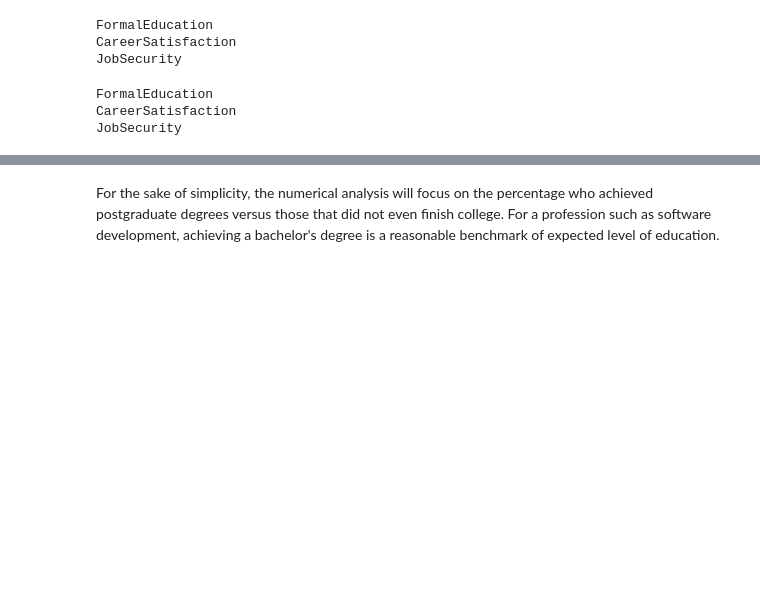
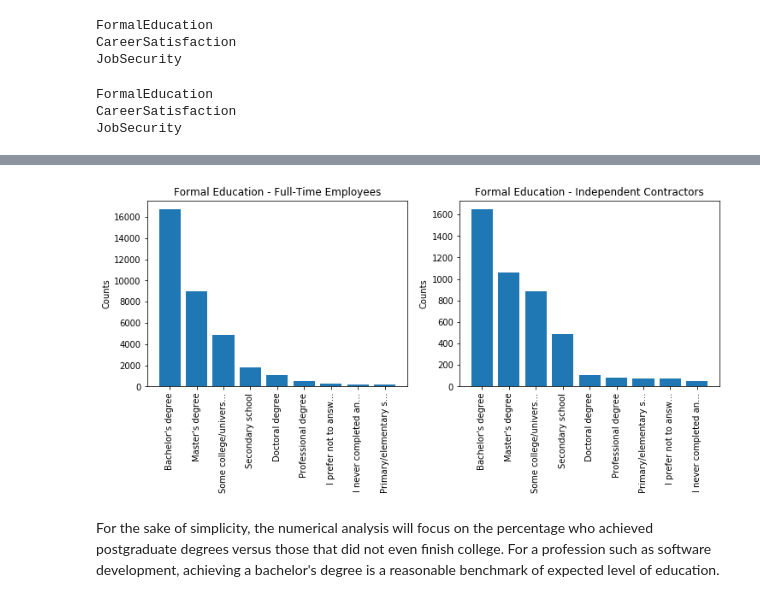
Before and after one commit to dwillengelhardt/Stack_Overflow_2017_Survey_Analysis, a Jupyter notebook: Stack_Overflow_Full_Time_Employees_vs_Contractors.ipynb, the cells around one changed output, grey strips where cells are left out. Saved outputs shown, nothing was run; the diff lists cells and outputs as text; code cells hidden in the pictures; blank space fills up the shorter version.

Commit message:
refactor: Added functions to reduce repetitive code in Stack_Overflow_Full_Time_Employees_vs_Contractors.ipynb

```diff
--- a/Stack_Overflow_Full_Time_Employees_vs_Contractors.ipynb
+++ b/Stack_Overflow_Full_Time_Employees_vs_Contractors.ipynb
@@ -314,0 +319,39 @@ JobSecurity
+# %%
+# Create function for extracting bar chart data
+def bar_chart_data(df, column, labels = []):
+    '''
+    INPUT
+      df - name of dataframe with data of interest
+      column - the column of interest in the specified dataframe
+      labels - list of labels for a bar chart x-axis (should be provided if column data is ordinal)
+
+    OUTPUT
+       x_labels - list of labels for a bar chart's x-axis tick marks
+       x_ticks - numpy array of tick marks for a bar chart x-axis
+       values - list of value counts for each label on the x axis of a bar chart
+    '''
+    # Extract the data into a series of value counts
+    data = df[column].value_counts()
+
+    # Case 1: list of x-axis labels is provided
+    if len(labels) != 0:
+        x_labels = labels.copy()
+        values = []
+        for item in range(len(labels)):
+            values.append(data[labels[item]])
+    else:
+        x_labels = list(data.index)
+        values = list(data)
+
+    # Abbreviate labels to produce cleaner plots
+    for item in range(len(x_labels)):
+        try:
+            if len(x_labels[item]) > 20:
+                x_labels[item] = x_labels[item][0:20] + '...'
+        except:
+            pass
+
+    # Create tick marks
+    x_ticks = np.arange(len(x_labels))
+
+    return x_labels, x_ticks, values
@@ -362,3 +408,8 @@ plt.title('Formal Education - Independent Contractors');
+# %%
+# Produce comparative bar charts for FormalEducation column
+bar_chart_compare('FormalEducation', 'Formal Education')
+# %% [output]
+[figure, added]
 # %% [markdown]
 For the sake of simplicity, the numerical analysis will focus on the percentage who achieved postgraduate degrees versus those that did not even finish college.  For a profession such as software development, achieving a bachelor's degree is a reasonable benchmark of expected level of education.
 # %%
```
Also changed, not shown: parts of 14 cells of this notebook.
